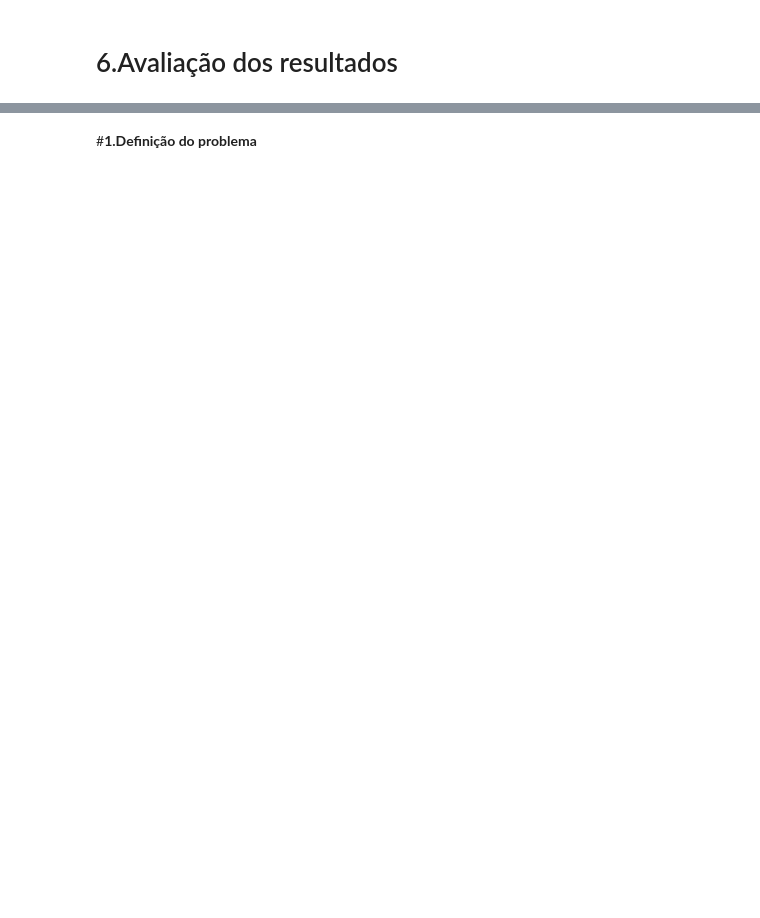
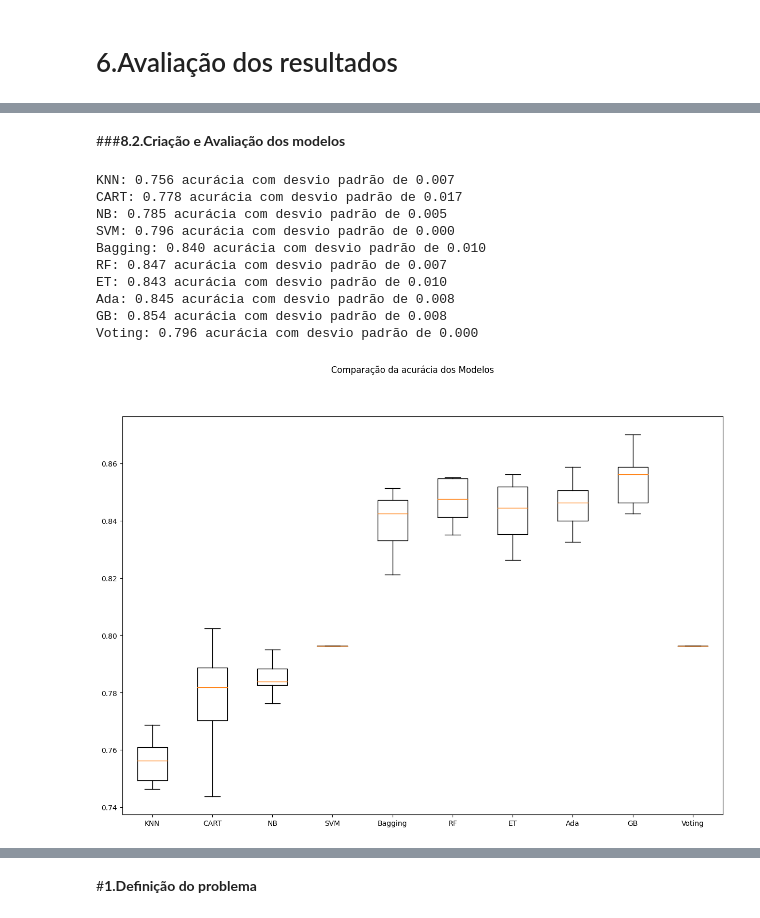
Before and after one commit to TamiTrav/MVP2_PUC, a Jupyter notebook: mvp2_tamiris_travassos.ipynb, the cells around one changed output, grey strips where cells are left out. Drawn from its saved outputs; the diff is of its cells as text; code cells hidden in the pictures; blank space fills up the shorter version.

```diff
--- a/mvp2_tamiris_travassos.ipynb
+++ b/mvp2_tamiris_travassos.ipynb
@@ -448,0 +490,12 @@ Descreva a melhor solução encontrada, justificando.
+# %%
+# Primeiros modelos sem Feature Selection
+# Lê o banco de dados que está no github. Informa a URL de importação dos datasets
+banco_original = pd.read_csv('https://raw.githubusercontent.com/TamiTrav/MVP2_PUC/main/Churn_Modelling.csv', sep=',')
+
+# Retirando variáveis com alta cardinalidade ou variáveis de contagem
+banco_original.drop(columns=['RowNumber', 'CustomerId', 'Surname'],inplace=True)
+
+# Usando o dummy encoding para criar variaveis Dummy para as duas variáveis categóricas: Gender e Geography, antes da divisão dos dados em treino e teste
+data = pd.concat([pd.get_dummies(banco_original[['Gender', 'Geography']]), banco_original[['CreditScore', 'Age', 'Tenure', 'Balance',
+       'NumOfProducts', 'HasCrCard', 'IsActiveMember', 'EstimatedSalary','Exited']]], axis=1)
+data.head()
@@ -448,0 +664,68 @@ Descreva a melhor solução encontrada, justificando.
+# %% [markdown]
+###**8.2.Criação e Avaliação dos modelos**
+# %%
+np.random.seed(7) # definindo uma semente global
+
+# Lista que armazenará os modelos
+models = []
+
+# Criando os modelos e adicionando-os na lista de modelos
+models.append(('KNN', KNeighborsClassifier()))
+models.append(('CART', DecisionTreeClassifier()))
+models.append(('NB', GaussianNB()))
+models.append(('SVM', SVC()))
+
+# Definindo os parâmetros do classificador base para o BaggingClassifier
+base = DecisionTreeClassifier()
+num_trees = 100
+max_features = 3
+
+# Criando os modelos para o VotingClassifier
+bases = []
+#model1 = LogisticRegression(max_iter=200)
+#bases.append(('logistic', model1))
+model2 = DecisionTreeClassifier()
+bases.append(('cart', model2))
+model3 = SVC()
+bases.append(('svm', model3))
+
+# Criando os ensembles e adicionando-os na lista de modelos
+models.append(('Bagging', BaggingClassifier(base_estimator=base, n_estimators=num_trees)))
+models.append(('RF', RandomForestClassifier(n_estimators=num_trees, max_features=max_features)))
+models.append(('ET', ExtraTreesClassifier(n_estimators=num_trees, max_features=max_features)))
+models.append(('Ada', AdaBoostClassifier(n_estimators=num_trees)))
+models.append(('GB', GradientBoostingClassifier(n_estimators=num_trees)))
+models.append(('Voting', VotingClassifier(bases)))
+
+# Listas para armazenar os resultados
+results = []
+names = []
+
+# Avaliação dos modelos: Com a base de treino rodamos a validação cruzada a fim de escolher o melhor modelo para depois rodar o modelo
+#escolhido com todos os dados de treino.
+for name, model in models:
+    cv_results = cross_val_score(model, X_train, y_train, cv=kfold, scoring=scoring)
+    results.append(cv_results)
+    names.append(name)
+    msg = "%s: %0.3f acurácia com desvio padrão de %0.3f" % (name, cv_results.mean(), cv_results.std())
+    print(msg)
+
+# Boxplot de comparação dos modelos
+fig = plt.figure(figsize=(15,10))
+fig.suptitle('Comparação da acurácia dos Modelos')
+ax = fig.add_subplot(111)
+plt.boxplot(results)
+ax.set_xticklabels(names)
+plt.show()
+# %% [output]
+KNN: 0.756 acurácia com desvio padrão de 0.007
+CART: 0.778 acurácia com desvio padrão de 0.017
+NB: 0.785 acurácia com desvio padrão de 0.005
+SVM: 0.796 acurácia com desvio padrão de 0.000
+Bagging: 0.840 acurácia com desvio padrão de 0.010
+RF: 0.847 acurácia com desvio padrão de 0.007
+ET: 0.843 acurácia com desvio padrão de 0.010
+Ada: 0.845 acurácia com desvio padrão de 0.008
+GB: 0.854 acurácia com desvio padrão de 0.008
+Voting: 0.796 acurácia com desvio padrão de 0.000
+[figure, added]
```
Also changed, not shown: parts of 96 cells of this notebook.
